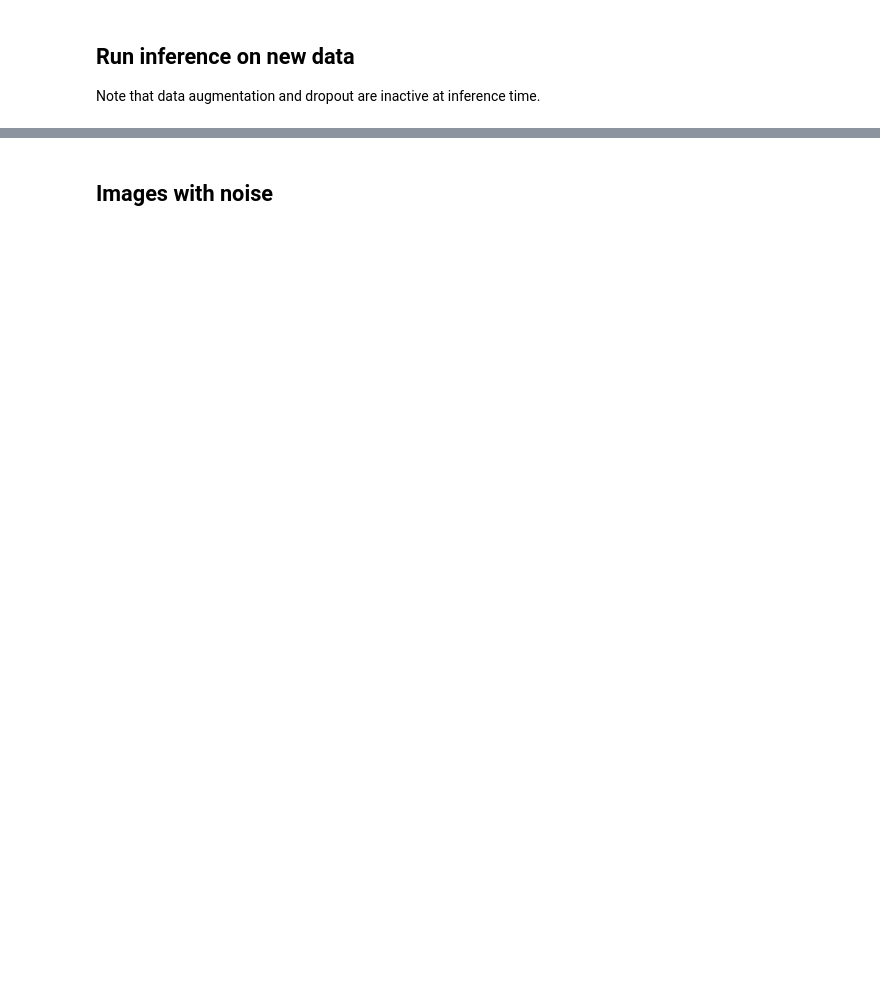
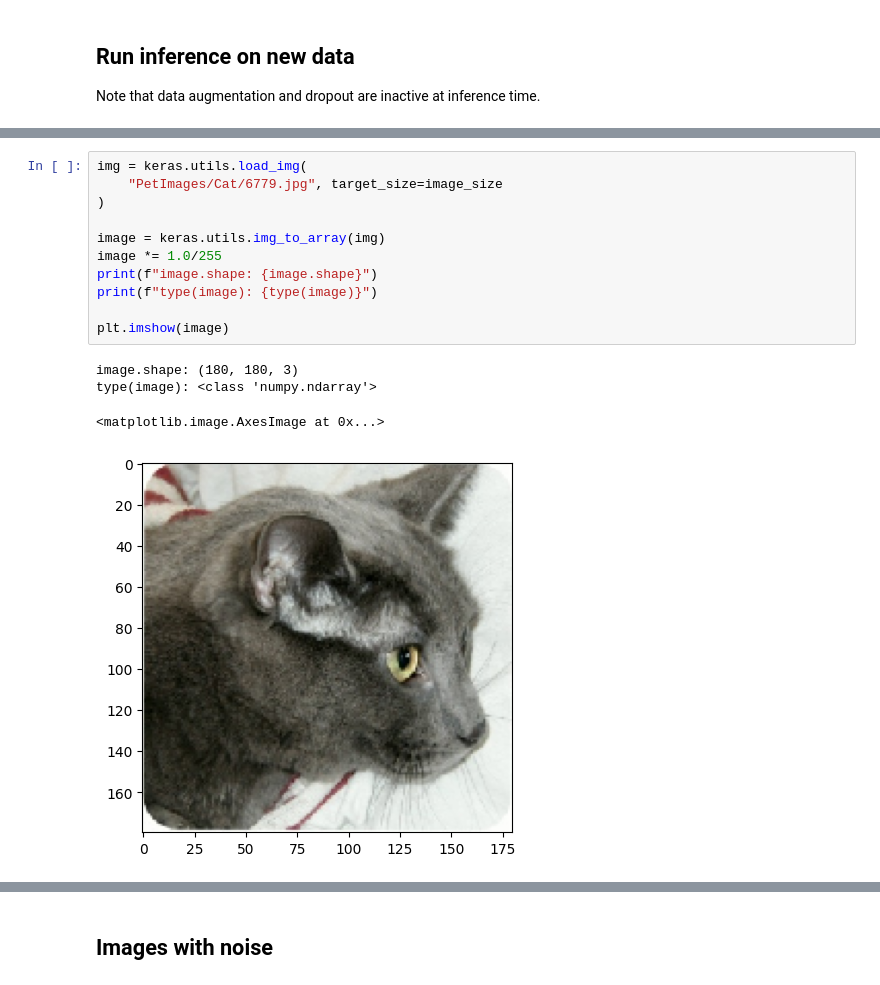
Before and after one commit to glozanoa/CC421-inteligencia-artificial, a Jupyter notebook: session05/image_classification_from_scratch.ipynb, the cells around one changed output, grey strips where cells are left out. Drawn from its saved outputs; the diff is of its cells as text; blank space fills up the shorter version.

```diff
--- a/session05/image_classification_from_scratch.ipynb
+++ b/session05/image_classification_from_scratch.ipynb
@@ -541,0 +832,16 @@ print(f"This image is {100 * (1 - score):.2f}% cat and {100 * score:.2f}% dog.")
+# %%
+img = keras.utils.load_img(
+    "PetImages/Cat/6779.jpg", target_size=image_size
+)
+
+image = keras.utils.img_to_array(img)
+image *= 1.0/255
+print(f"image.shape: {image.shape}")
+print(f"type(image): {type(image)}")
+
+plt.imshow(image)
+# %% [output]
+image.shape: (180, 180, 3)
+type(image): <class 'numpy.ndarray'>
+<matplotlib.image.AxesImage at 0x...>
+[figure, added]
```
Also changed, not shown: parts of 60 cells of this notebook, 9 other files.
